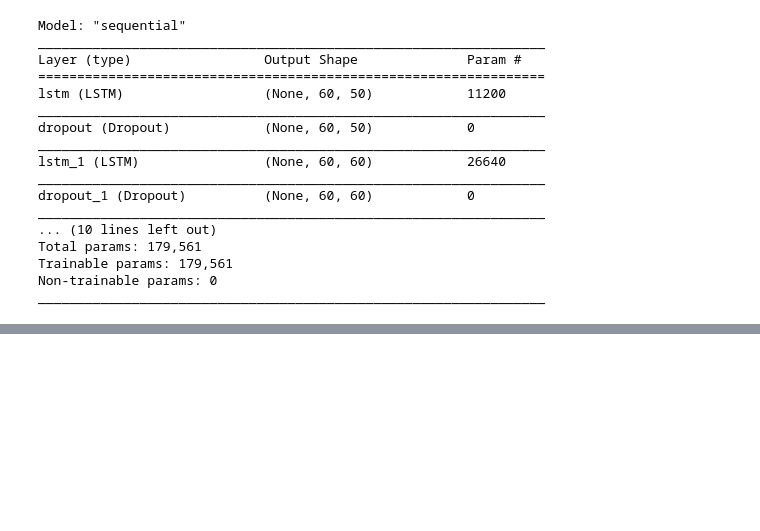
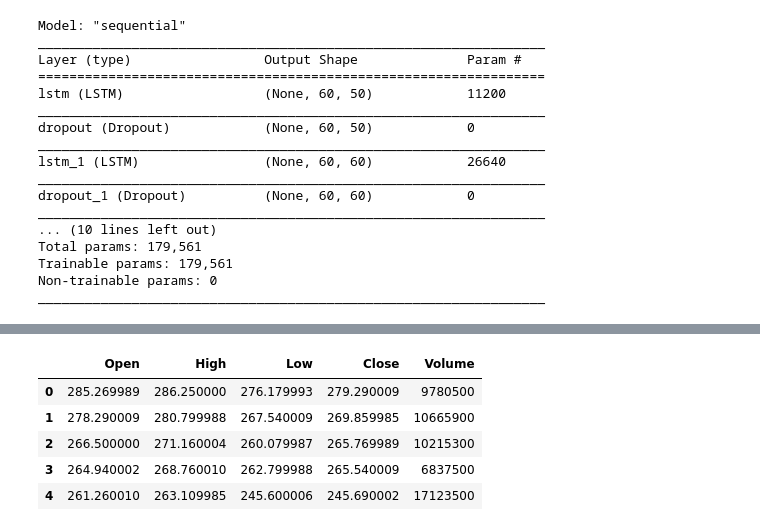
Before and after one commit to PacktWorkshops/The-TensorFlow-Workshop, a Jupyter notebook: Chapter09/Exercise9.02/Exercise_9_2.ipynb, the cells around one changed output, grey strips where cells are left out. Cells and saved outputs as stored; diff of their text form; code cells hidden in the pictures; blank space fills up the shorter version.

```diff
--- a/Chapter09/Exercise9.02/Exercise_9_2.ipynb
+++ b/Chapter09/Exercise9.02/Exercise_9_2.ipynb
@@ -164,0 +225,11 @@ _________________________________________________________________
+# %%
+df = past_60_days.append(data_test, ignore_index = True)
+df = df.drop(['Date', 'Adj Close'], axis = 1)
+df.head()
+# %% [output]
+|  | Open | High | Low | Close | Volume |
+| 0 | 285.269989 | 286.250000 | 276.179993 | 279.290009 | 9780500 |
+| 1 | 278.290009 | 280.799988 | 267.540009 | 269.859985 | 10665900 |
+| 2 | 266.500000 | 271.160004 | 260.079987 | 265.769989 | 10215300 |
+| 3 | 264.940002 | 268.760010 | 262.799988 | 265.540009 | 6837500 |
+| 4 | 261.260010 | 263.109985 | 245.600006 | 245.690002 | 17123500 |
```
Also changed, not shown: parts of 15 cells of this notebook.
